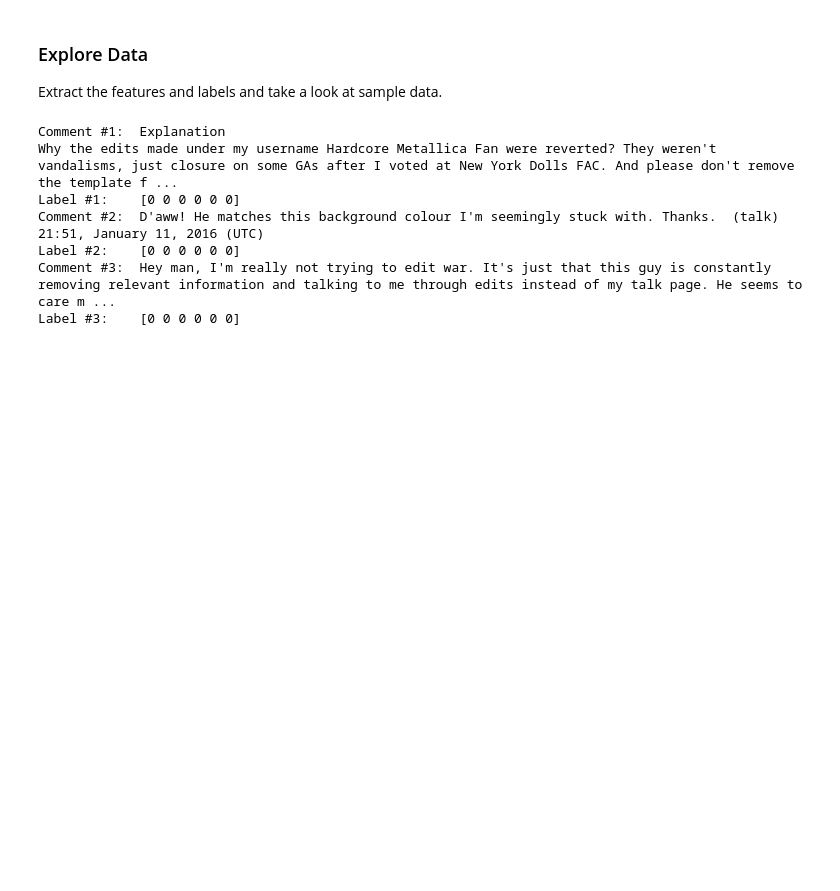
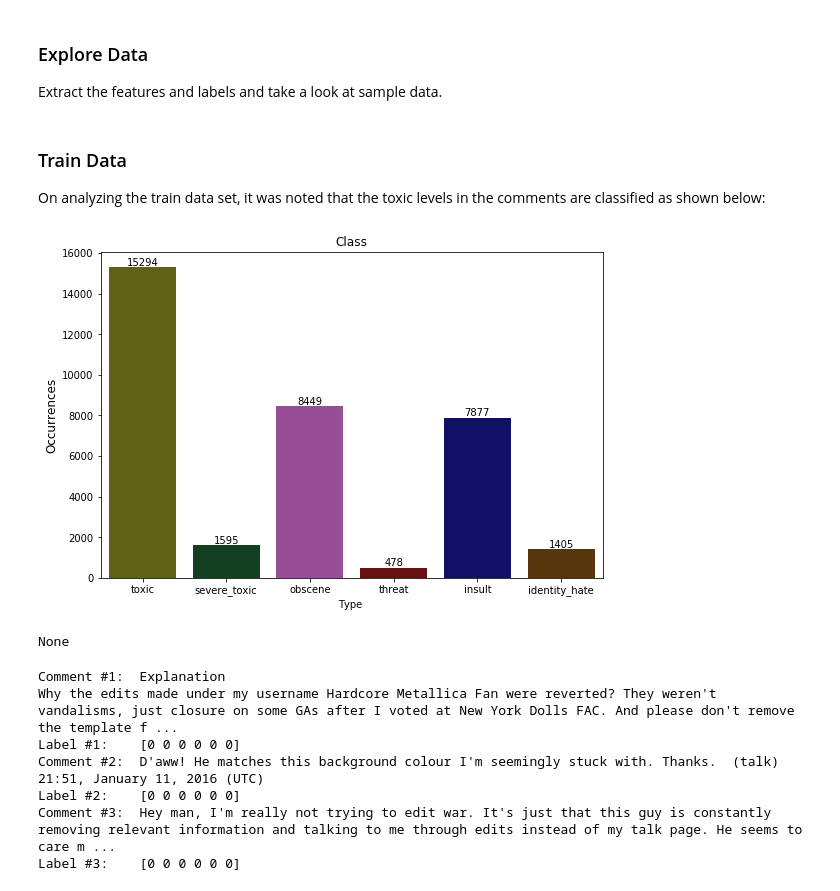
Before and after one commit to NehaB1401/ToxicCommentAnalysis, a Jupyter notebook: LSTMwithWordEmbedding.ipynb, the cells around one changed output. Drawn from its saved outputs; the diff is of its cells as text; code cells hidden in the pictures; blank space fills up the shorter version.

```diff
--- a/LSTMwithWordEmbedding.ipynb
+++ b/LSTMwithWordEmbedding.ipynb
@@ -87,6 +88,34 @@ x_train = toxicWordsTrain["comment_text"]
 x_test  = toxicWordsTest["comment_text"]
 
 submission = pd.read_csv('sample_submission.csv')
+# %% [markdown]
+### Train Data
+On analyzing the train data set, it was noted that the toxic levels in the comments are classified as shown below:
+# %%
+import seaborn as sns
+colors_list = ["brownish green", "pine green", "ugly purple",
+               "blood", "deep blue", "brown", "azure"]
+
+palette= sns.xkcd_palette(colors_list)
+
+x=toxicWordsTrain.iloc[:,2:].sum()
+#print(x.index)
+plt.figure(figsize=(9,6))
+ax= sns.barplot(x.index, x.values,palette=palette)
+plt.title("Class")
+plt.ylabel('Occurrences', fontsize=12)
+plt.xlabel('Type ')
+rects = ax.patches
+labels = x.values
+for rect, label in zip(rects, labels):
+    height = rect.get_height()
+    ax.text(rect.get_x() + rect.get_width()/2, height + 10, label,
+            ha='center', va='bottom')
+
+display(plt.show())
+# %% [output]
+[figure, added]
+None
 # %%
 # Sample from dataset
 for sample_i in range(3):
```
Also changed, not shown: parts of 5 cells of this notebook, 2 other files.
